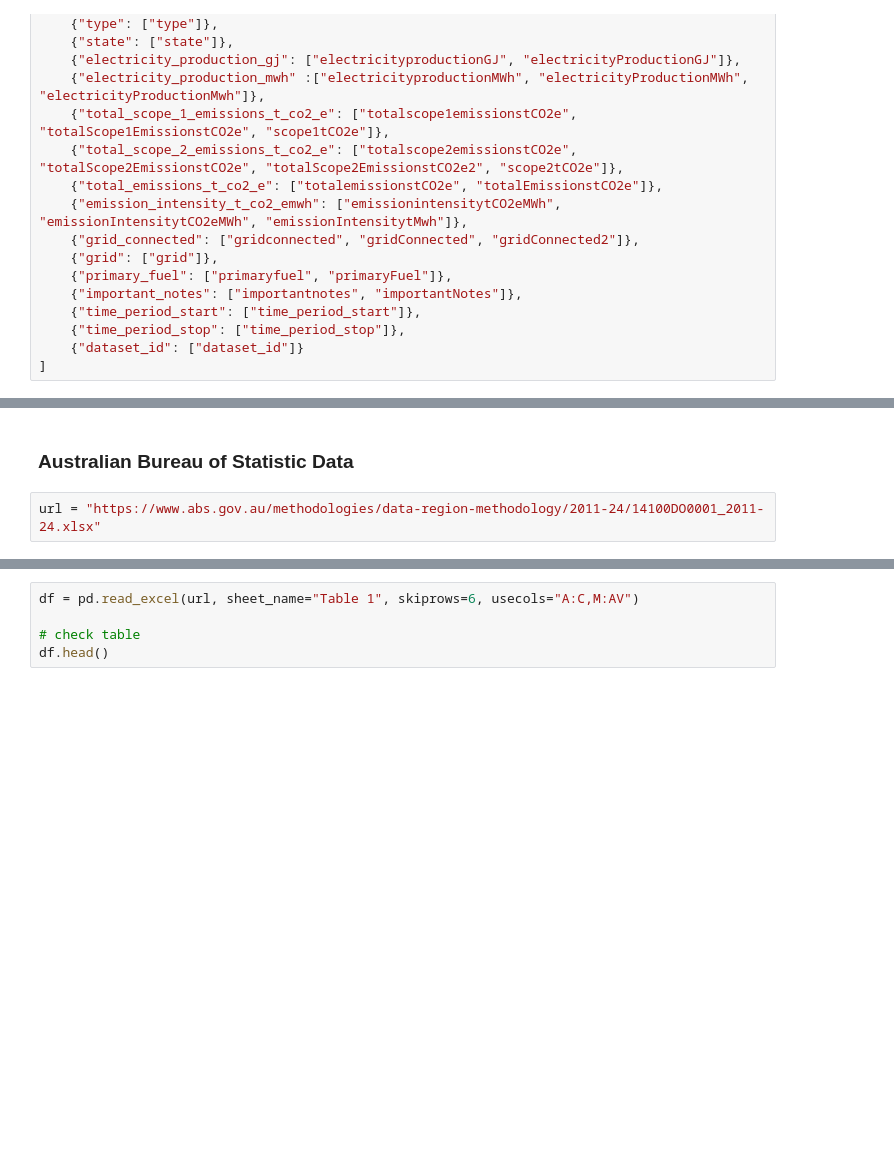
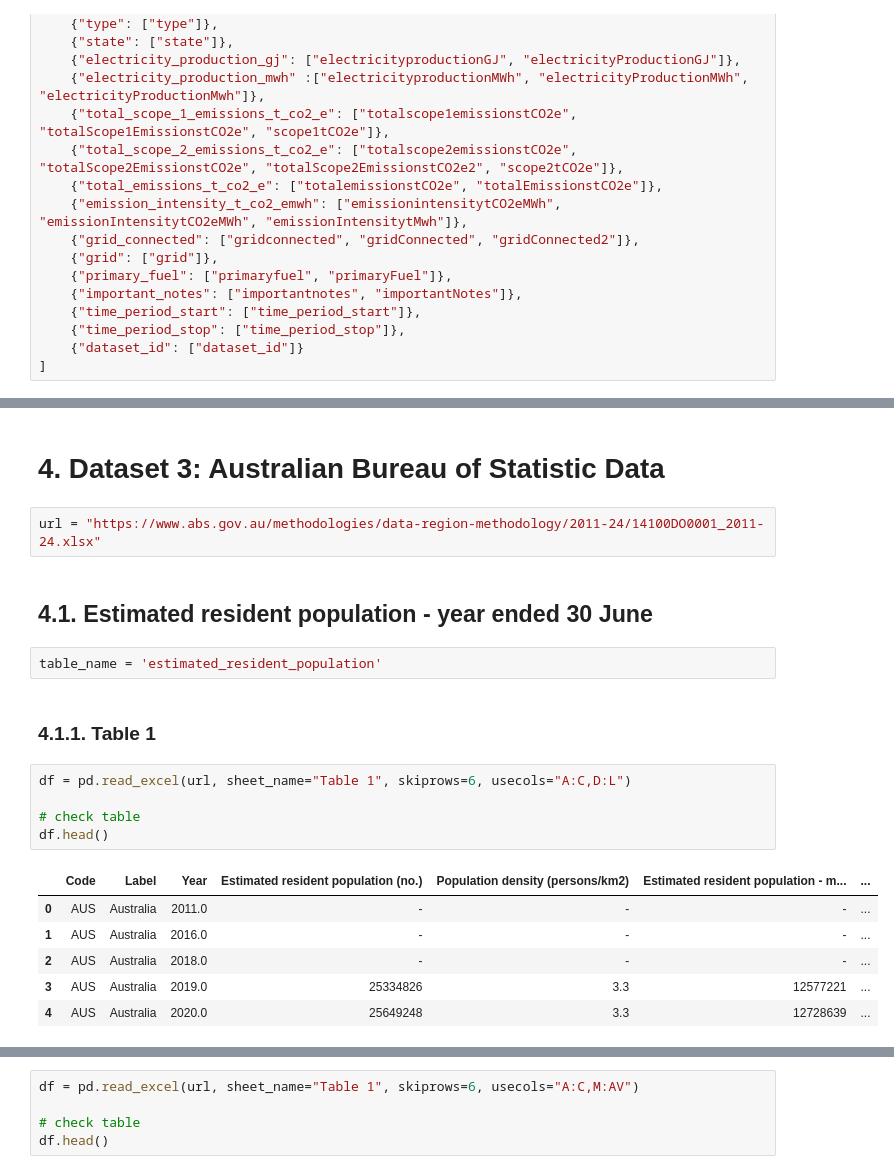
Before and after one commit to mnaufaldr01/de-assignment-1, a Jupyter notebook: assignment1.ipynb, the cells around one changed output, grey strips where cells are left out. Drawn from its saved outputs; the diff is of its cells as text; blank space fills up the shorter version.

Commit message:
change the code structure for ABS data

```diff
--- a/assignment1.ipynb
+++ b/assignment1.ipynb
@@ -179,4 +183,22 @@ inserted table ID0075 in      0.052 seconds
 # %% [markdown]
-### Australian Bureau of Statistic Data
+# 4. Dataset 3:  Australian Bureau of Statistic Data
 # %%
 url = "https://www.abs.gov.au/methodologies/data-region-methodology/2011-24/14100DO0001_2011-24.xlsx"
+# %% [markdown]
+## 4.1. Estimated resident population - year ended 30 June
+# %%
+table_name = 'estimated_resident_population'
+# %% [markdown]
+### 4.1.1. Table 1
+# %%
+df = pd.read_excel(url, sheet_name="Table 1", skiprows=6, usecols="A:C,D:L")
+
+# check table
+df.head()
+# %% [output]
+|  | Code | Label | Year | Estimated resident population (no.) | Population density (persons/km2) | Estimated resident population - m... | ... |
+| 0 | AUS | Australia | 2011.0 | - | - | - | ... |
+| 1 | AUS | Australia | 2016.0 | - | - | - | ... |
+| 2 | AUS | Australia | 2018.0 | - | - | - | ... |
+| 3 | AUS | Australia | 2019.0 | 25334826 | 3.3 | 12577221 | ... |
+| 4 | AUS | Australia | 2020.0 | 25649248 | 3.3 | 12728639 | ... |
```
Also changed, not shown: parts of 31 cells of this notebook.
